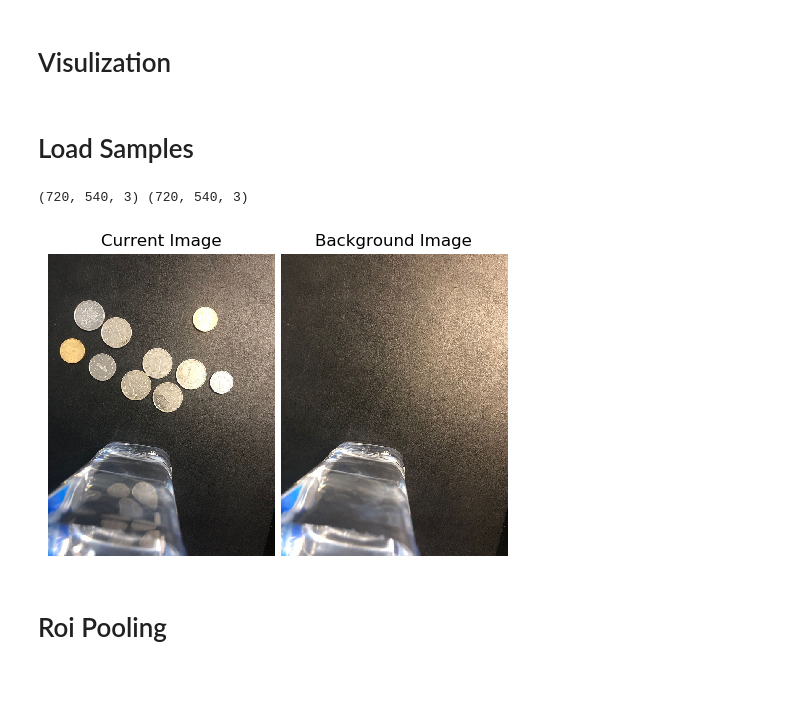
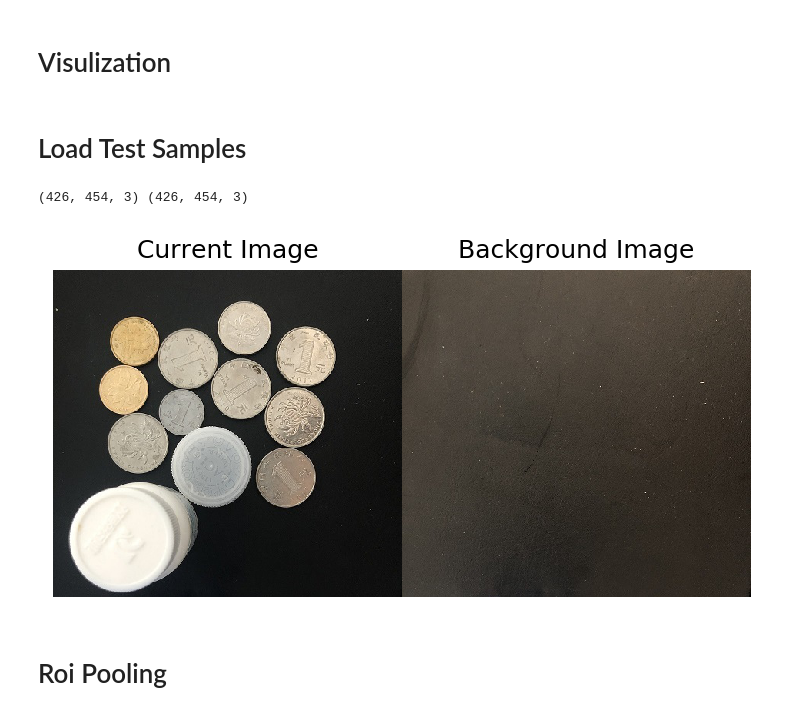
Before and after one commit to chendetong1993/Coins-Recognition, a Jupyter notebook: Coins Detector.ipynb, the cells around one changed output. Saved outputs shown, nothing was run; the diff lists cells and outputs as text; code cells hidden in the pictures; blank space fills up the shorter version.

```diff
--- a/Coins Detector.ipynb
+++ b/Coins Detector.ipynb
@@ -50,16 +54,18 @@ class ImgsVisulization():
 
 imgs_visulization = ImgsVisulization()
 # %% [markdown]
-# Load Samples
+# Load Test Samples
+# %%
+work_dir = 'E:\Github\CoinsRecognition'
 # %%
-sample_img_curr = plt.imread('E:\Documents\Others\Desktop\WIn10\Desktop\WeChat Image_20201002173451.jpg')
-sample_img_bg = plt.imread('E:\Documents\Others\Desktop\WIn10\Desktop\WeChat Image_20201002173440.jpg')
+sample_img_curr = plt.imread(path.join(work_dir, 'Test Samples\Img_curr.jpg'))
+sample_img_bg = plt.imread(path.join(work_dir, 'Test Samples\Img_bg.jpg'))
 
 print(sample_img_curr.shape, sample_img_bg.shape)
-imgs_visulization.imgs([sample_img_curr, sample_img_bg], ["Current Image", "Background Image"])
+imgs_visulization.imgs([sample_img_curr, sample_img_bg], ["Current Image", "Background Image"], dpi=150)
 # %% [output]
-(720, 540, 3) (720, 540, 3)
+(426, 454, 3) (426, 454, 3)
-[figure, old version]
+[figure, new version]
 # %% [markdown]
 # Roi Pooling
 # %%
```
Also changed, not shown: parts of 10 cells of this notebook, 7 other files.
